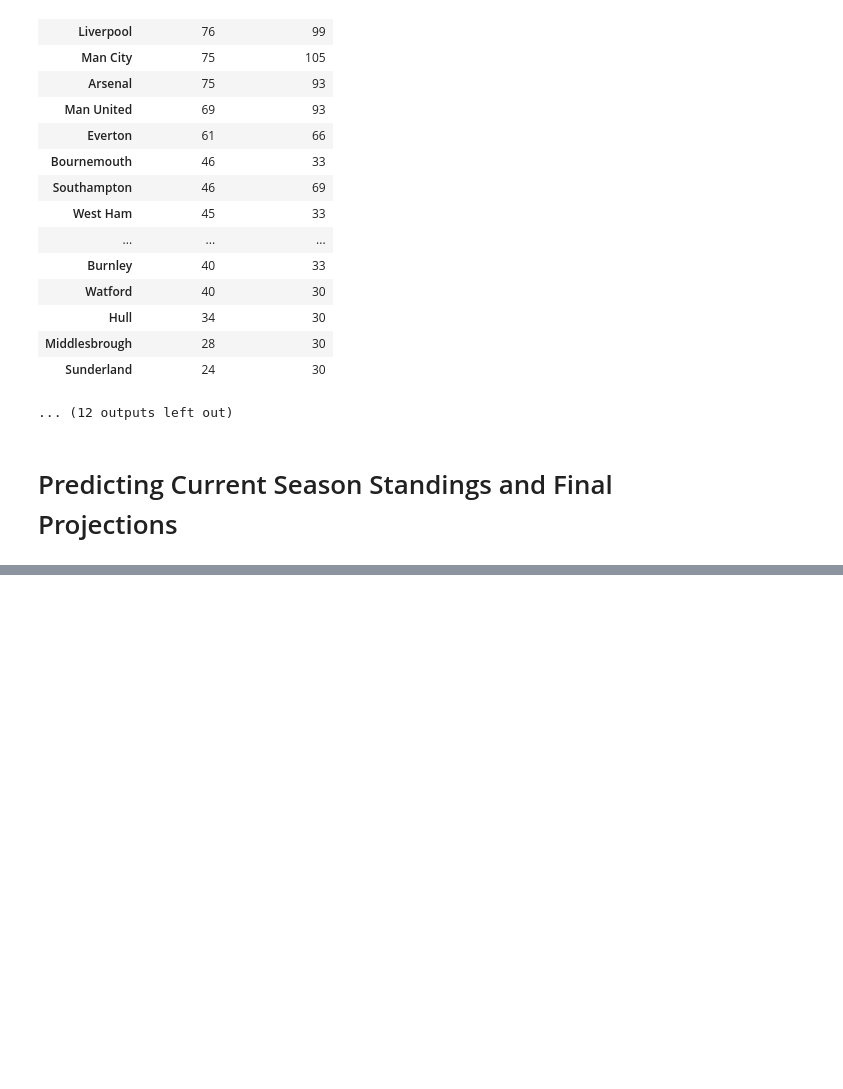
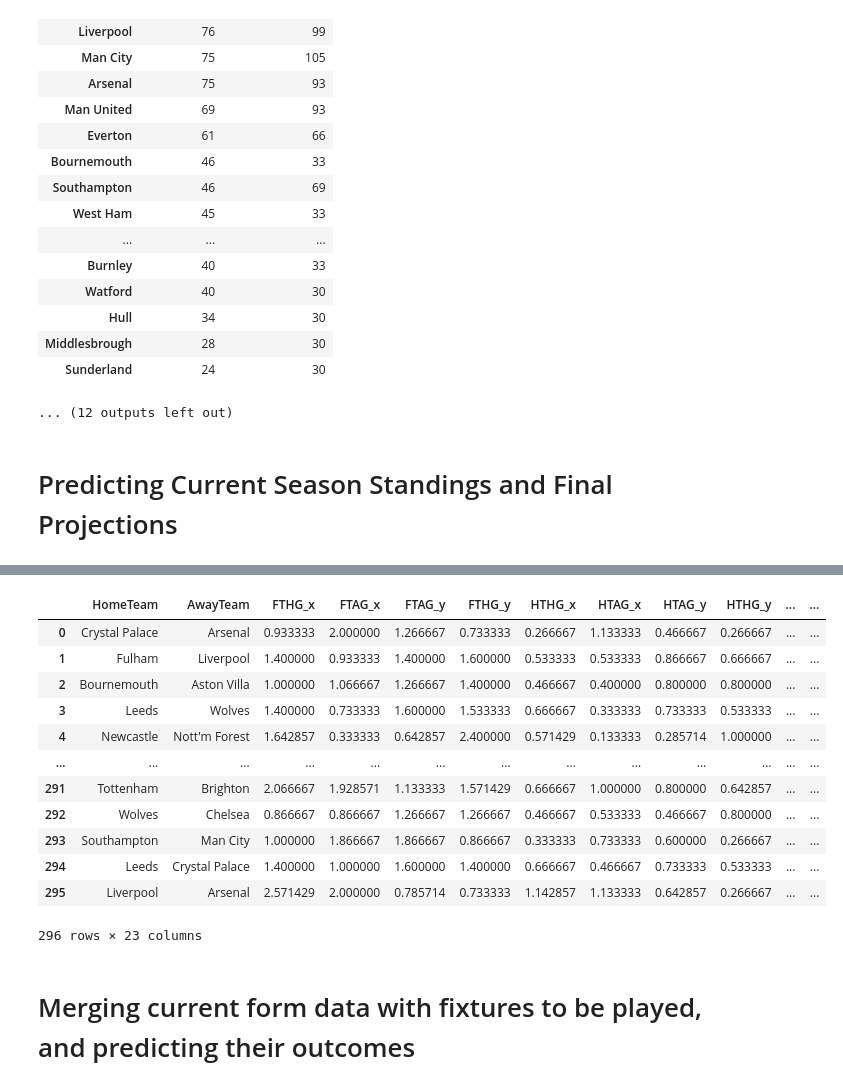
Before and after one commit to Sunan2002/Premier-Leauge-Prediction-Model, a Jupyter notebook: RandomForrest.ipynb, the cells around one changed output, grey strips where cells are left out. Drawn from its saved outputs; the diff is of its cells as text; code cells hidden in the pictures; blank space fills up the shorter version.

```diff
--- a/RandomForrest.ipynb
+++ b/RandomForrest.ipynb
@@ -499,0 +562,40 @@ fixtures_curr
+# %%
+played = fixtures_curr[matchup_col]
+played = played.merge(team_form['FTHG_x'], left_on='HomeTeam', right_index=True, how='left')
+played = played.merge(team_form['FTAG_x'], left_on='AwayTeam', right_index=True, how='left')
+played = played.merge(team_form['FTAG_y'], left_on='HomeTeam', right_index=True, how='left')
+played = played.merge(team_form['FTHG_y'], left_on='AwayTeam', right_index=True, how='left')
+played = played.merge(team_form['HTHG_x'], left_on='HomeTeam', right_index=True, how='left')
+played = played.merge(team_form['HTAG_x'], left_on='AwayTeam', right_index=True, how='left')
+played = played.merge(team_form['HTAG_y'], left_on='HomeTeam', right_index=True, how='left')
+played = played.merge(team_form['HTHG_y'], left_on='AwayTeam', right_index=True, how='left')
+played = played.merge(team_form['HS'], left_on='HomeTeam', right_index=True, how='left')
+played = played.merge(team_form['AS'], left_on='AwayTeam', right_index=True, how='left')
+played = played.merge(team_form['HST'], left_on='HomeTeam', right_index=True, how='left')
+played = played.merge(team_form['AST'], left_on='AwayTeam', right_index=True, how='left')
+played = played.merge(team_form['HF'], left_on='HomeTeam', right_index=True, how='left')
+played = played.merge(team_form['AF'], left_on='AwayTeam', right_index=True, how='left')
+played = played.merge(team_form['HC'], left_on='HomeTeam', right_index=True, how='left')
+played = played.merge(team_form['AC'], left_on='AwayTeam', right_index=True, how='left')
+played = played.merge(team_form['HY'], left_on='HomeTeam', right_index=True, how='left')
+played = played.merge(team_form['AY'], left_on='AwayTeam', right_index=True, how='left')
+played = played.merge(team_form['HR'], left_on='HomeTeam', right_index=True, how='left')
+played = played.merge(team_form['AR'], left_on='AwayTeam', right_index=True, how='left')
+played['FTR'] = fixtures_curr['FTR']
+played
+# %% [output]
+|  | HomeTeam | AwayTeam | FTHG_x | FTAG_x | FTAG_y | FTHG_y | HTHG_x | HTAG_x | HTAG_y | HTHG_y | ... | ... |
+| 0 | Crystal Palace | Arsenal | 0.933333 | 2.000000 | 1.266667 | 0.733333 | 0.266667 | 1.133333 | 0.466667 | 0.266667 | ... | ... |
+| 1 | Fulham | Liverpool | 1.400000 | 0.933333 | 1.400000 | 1.600000 | 0.533333 | 0.533333 | 0.866667 | 0.666667 | ... | ... |
+| 2 | Bournemouth | Aston Villa | 1.000000 | 1.066667 | 1.266667 | 1.400000 | 0.466667 | 0.400000 | 0.800000 | 0.800000 | ... | ... |
+| 3 | Leeds | Wolves | 1.400000 | 0.733333 | 1.600000 | 1.533333 | 0.666667 | 0.333333 | 0.733333 | 0.533333 | ... | ... |
+| 4 | Newcastle | Nott'm Forest | 1.642857 | 0.333333 | 0.642857 | 2.400000 | 0.571429 | 0.133333 | 0.285714 | 1.000000 | ... | ... |
+| ... | ... | ... | ... | ... | ... | ... | ... | ... | ... | ... | ... | ... |
+| 291 | Tottenham | Brighton | 2.066667 | 1.928571 | 1.133333 | 1.571429 | 0.666667 | 1.000000 | 0.800000 | 0.642857 | ... | ... |
+| 292 | Wolves | Chelsea | 0.866667 | 0.866667 | 1.266667 | 1.266667 | 0.466667 | 0.533333 | 0.466667 | 0.800000 | ... | ... |
+| 293 | Southampton | Man City | 1.000000 | 1.866667 | 1.866667 | 0.866667 | 0.333333 | 0.733333 | 0.600000 | 0.266667 | ... | ... |
+| 294 | Leeds | Crystal Palace | 1.400000 | 1.000000 | 1.600000 | 1.400000 | 0.666667 | 0.466667 | 0.733333 | 0.533333 | ... | ... |
+| 295 | Liverpool | Arsenal | 2.571429 | 2.000000 | 0.785714 | 0.733333 | 1.142857 | 1.133333 | 0.642857 | 0.266667 | ... | ... |
+296 rows × 23 columns
+# %% [markdown]
+# Merging current form data with fixtures to be played, and predicting their outcomes
```
Also changed, not shown: parts of 15 cells of this notebook.
